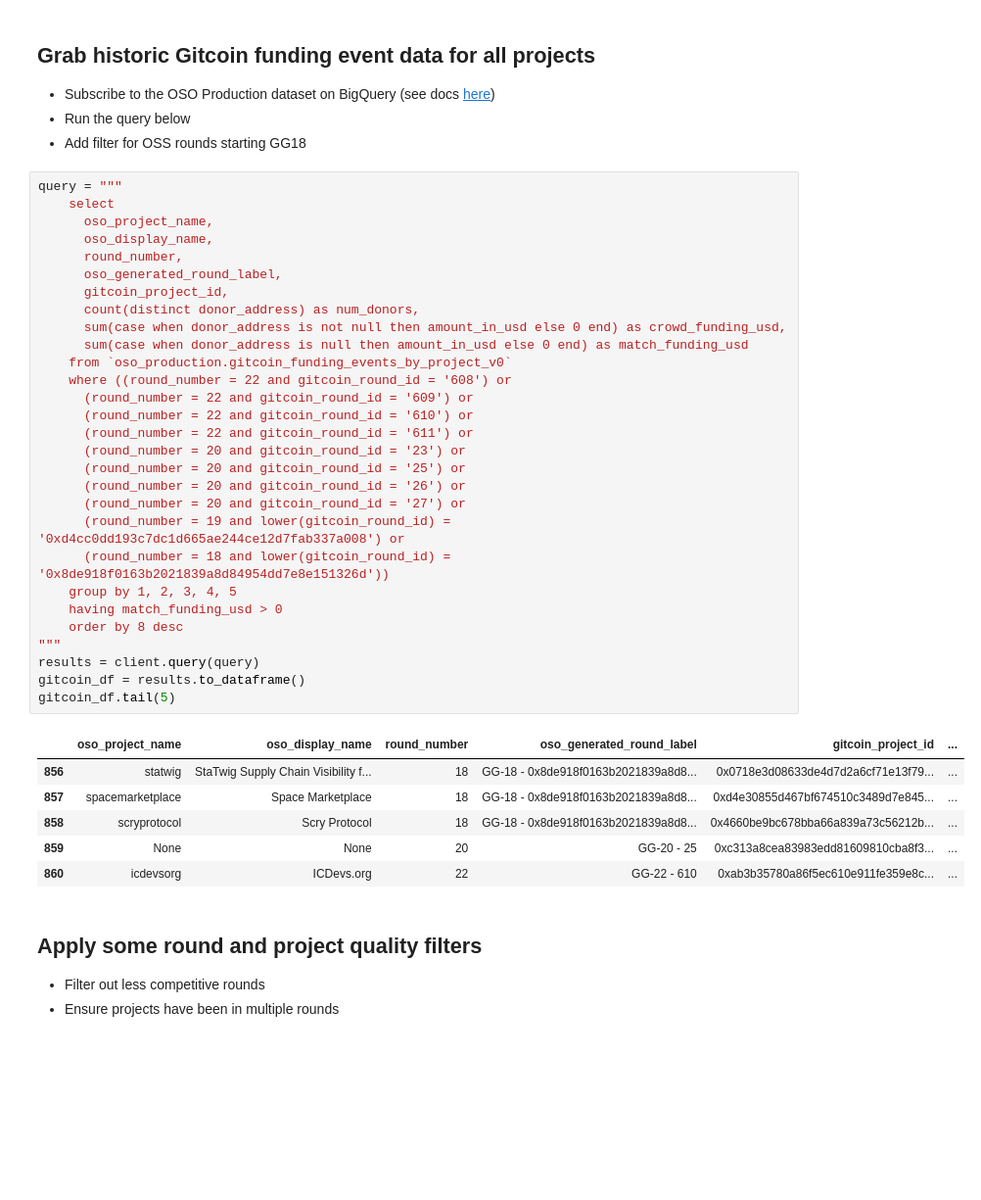
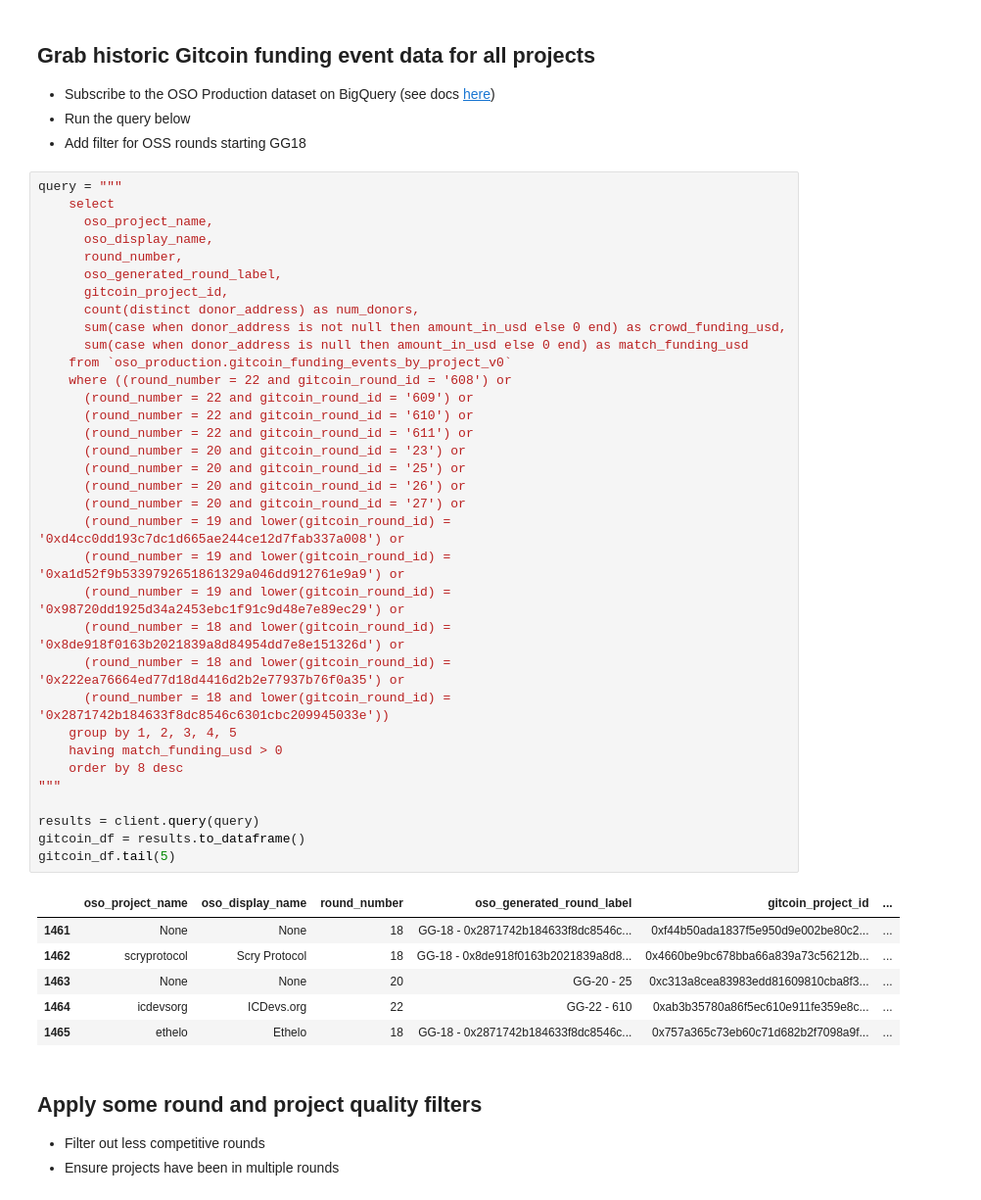
Before and after one commit to opensource-observer/insights, a Jupyter notebook: analysis/gitcoin/2025-01-30_GitcoinGrantsELO.ipynb, the cells around one changed output. Shown at 98% size. Drawn from its saved outputs; the diff is of its cells as text; blank space fills up the shorter version.

Commit message:
Added missing rounds in grantee selection

```diff
--- a/analysis/gitcoin/2025-01-30_GitcoinGrantsELO.ipynb
+++ b/analysis/gitcoin/2025-01-30_GitcoinGrantsELO.ipynb
@@ -21,39 +21,44 @@ today = datetime.now().strftime('%Y-%m-%d')
 # %%
 query = """
     select
       oso_project_name,
       oso_display_name,
       round_number,
       oso_generated_round_label,
       gitcoin_project_id,
       count(distinct donor_address) as num_donors,
       sum(case when donor_address is not null then amount_in_usd else 0 end) as crowd_funding_usd,
       sum(case when donor_address is null then amount_in_usd else 0 end) as match_funding_usd
     from `oso_production.gitcoin_funding_events_by_project_v0`
     where ((round_number = 22 and gitcoin_round_id = '608') or
       (round_number = 22 and gitcoin_round_id = '609') or
       (round_number = 22 and gitcoin_round_id = '610') or
       (round_number = 22 and gitcoin_round_id = '611') or
       (round_number = 20 and gitcoin_round_id = '23') or
       (round_number = 20 and gitcoin_round_id = '25') or
       (round_number = 20 and gitcoin_round_id = '26') or
       (round_number = 20 and gitcoin_round_id = '27') or
       (round_number = 19 and lower(gitcoin_round_id) = '0xd4cc0dd193c7dc1d665ae244ce12d7fab337a008') or
-      (round_number = 18 and lower(gitcoin_round_id) = '0x8de918f0163b2021839a8d84954dd7e8e151326d'))
+      (round_number = 19 and lower(gitcoin_round_id) = '0xa1d52f9b5339792651861329a046dd912761e9a9') or
+      (round_number = 19 and lower(gitcoin_round_id) = '0x98720dd1925d34a2453ebc1f91c9d48e7e89ec29') or
+      (round_number = 18 and lower(gitcoin_round_id) = '0x8de918f0163b2021839a8d84954dd7e8e151326d') or
+      (round_number = 18 and lower(gitcoin_round_id) = '0x222ea76664ed77d18d4416d2b2e77937b76f0a35') or
+      (round_number = 18 and lower(gitcoin_round_id) = '0x2871742b184633f8dc8546c6301cbc209945033e'))
     group by 1, 2, 3, 4, 5
     having match_funding_usd > 0
     order by 8 desc
 """
+
 results = client.query(query)
 gitcoin_df = results.to_dataframe()
 gitcoin_df.tail(5)
 # %% [output]
 |  | oso_project_name | oso_display_name | round_number | oso_generated_round_label | gitcoin_project_id | ... |
-| 856 | statwig | StaTwig Supply Chain Visibility f... | 18 | GG-18 - 0x8de918f0163b2021839a8d8... | 0x0718e3d08633de4d7d2a6cf71e13f79... | ... |
-| 857 | spacemarketplace | Space Marketplace | 18 | GG-18 - 0x8de918f0163b2021839a8d8... | 0xd4e30855d467bf674510c3489d7e845... | ... |
-| 858 | scryprotocol | Scry Protocol | 18 | GG-18 - 0x8de918f0163b2021839a8d8... | 0x4660be9bc678bba66a839a73c56212b... | ... |
-| 859 | None | None | 20 | GG-20 - 25 | 0xc313a8cea83983edd81609810cba8f3... | ... |
-| 860 | icdevsorg | ICDevs.org | 22 | GG-22 - 610 | 0xab3b35780a86f5ec610e911fe359e8c... | ... |
+| 1461 | None | None | 18 | GG-18 - 0x2871742b184633f8dc8546c... | 0xf44b50ada1837f5e950d9e002be80c2... | ... |
+| 1462 | scryprotocol | Scry Protocol | 18 | GG-18 - 0x8de918f0163b2021839a8d8... | 0x4660be9bc678bba66a839a73c56212b... | ... |
+| 1463 | None | None | 20 | GG-20 - 25 | 0xc313a8cea83983edd81609810cba8f3... | ... |
+| 1464 | icdevsorg | ICDevs.org | 22 | GG-22 - 610 | 0xab3b35780a86f5ec610e911fe359e8c... | ... |
+| 1465 | ethelo | Ethelo | 18 | GG-18 - 0x2871742b184633f8dc8546c... | 0x757a365c73eb60c71d682b2f7098a9f... | ... |
 # %% [markdown]
 ## Apply some round and project quality filters
 
```
Also changed, not shown: parts of 9 cells of this notebook, 4 other files.
